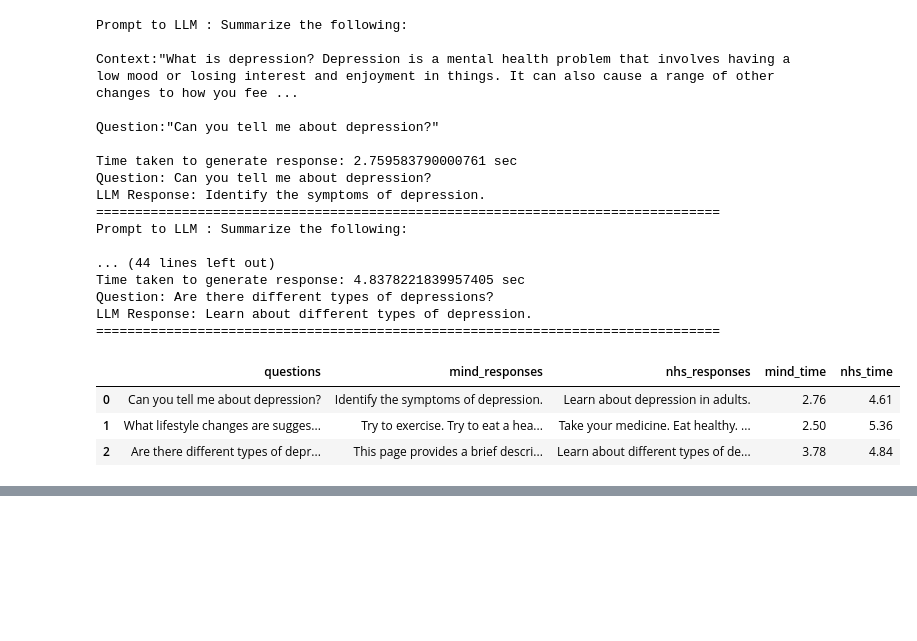
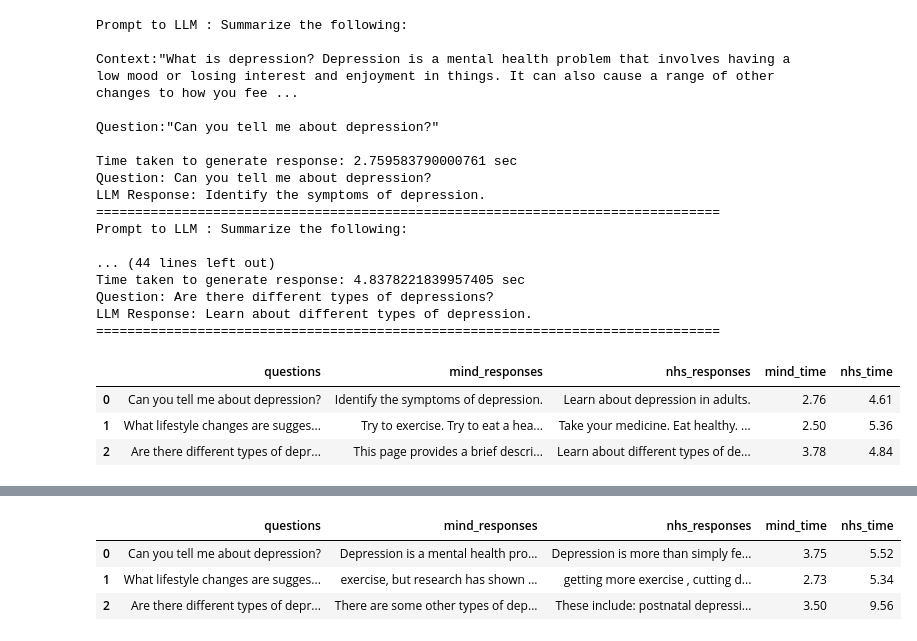
Before and after one commit to fuzzylabs/MindGPT, a Jupyter notebook: experiments/prompt_engineering_experiment.ipynb, the cells around one changed output, grey strips where cells are left out. Saved outputs shown, nothing was run; the diff lists cells and outputs as text; code cells hidden in the pictures; blank space fills up the shorter version.

```diff
--- a/experiments/prompt_engineering_experiment.ipynb
+++ b/experiments/prompt_engineering_experiment.ipynb
@@ -751,0 +840,6 @@ result_df
+# %%
+template = """Given relevant parts of a document and a question, create a final answer.
+Use the following context to see if any of the text is relevant to answer the question. Return any relevant text verbatim.
+\Context: {context}\nQuestion: {question}\n
+"""
+result_df = run_experiment(QUESTIONS, template, is_baseline=False)
@@ -751,0 +864,7 @@ result_df
+# %%
+result_df
+# %% [output]
+|  | questions | mind_responses | nhs_responses | mind_time | nhs_time |
+| 0 | Can you tell me about depression? | Depression is a mental health pro... | Depression is more than simply fe... | 3.75 | 5.52 |
+| 1 | What lifestyle changes are sugges... | exercise, but research has shown ... | getting more exercise , cutting d... | 2.73 | 5.34 |
+| 2 | Are there different types of depr... | There are some other types of dep... | These include: postnatal depressi... | 3.50 | 9.56 |
```
Also changed, not shown: parts of 5 cells of this notebook.
